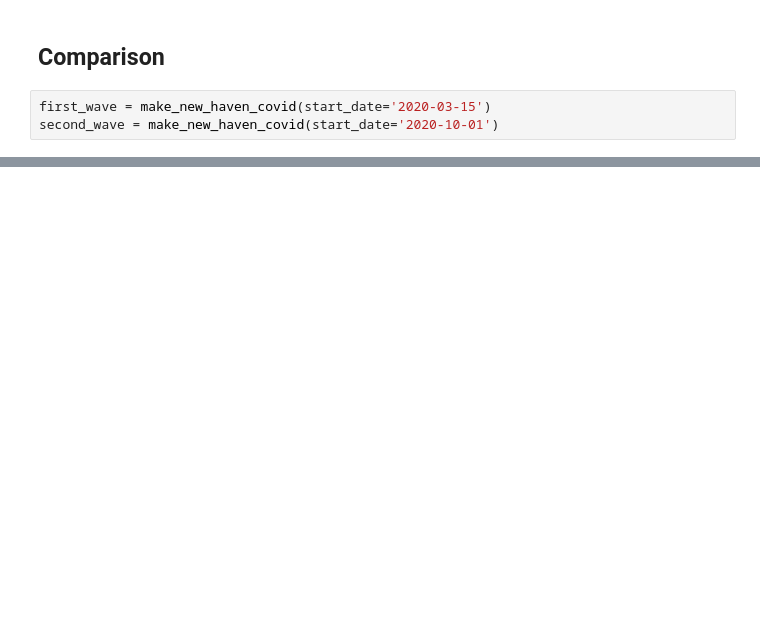
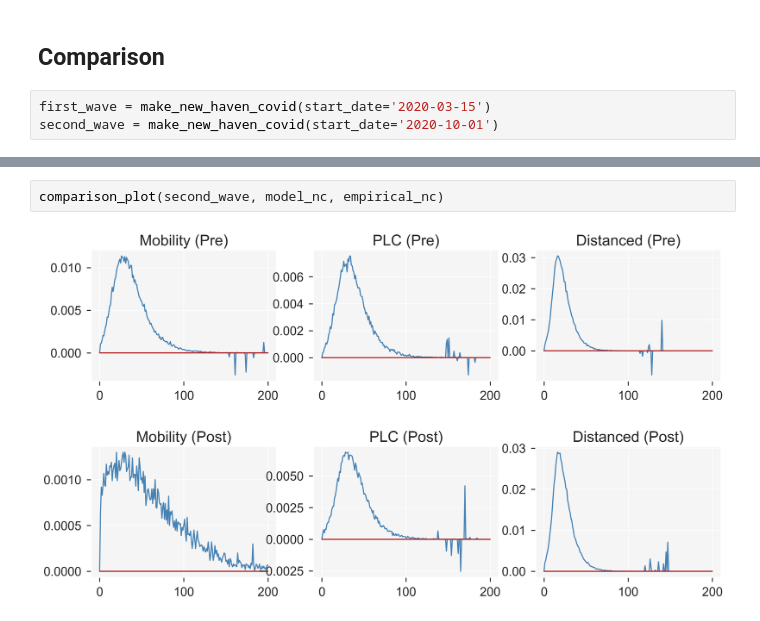
Before and after one commit to leo-pfeiffer/epi-sim, a Jupyter notebook: lib/experiments/4_model_validation.ipynb, the cells around one changed output, grey strips where cells are left out. Saved outputs shown, nothing was run; the diff lists cells and outputs as text; blank space fills up the shorter version.

```diff
--- a/lib/experiments/4_model_validation.ipynb
+++ b/lib/experiments/4_model_validation.ipynb
@@ -209,0 +225,4 @@ comparison_plot(second_wave)
+# %%
+comparison_plot(second_wave, model_nc, empirical_nc)
+# %% [output]
+[figure, added]
```
Also changed, not shown: parts of 6 cells of this notebook.
